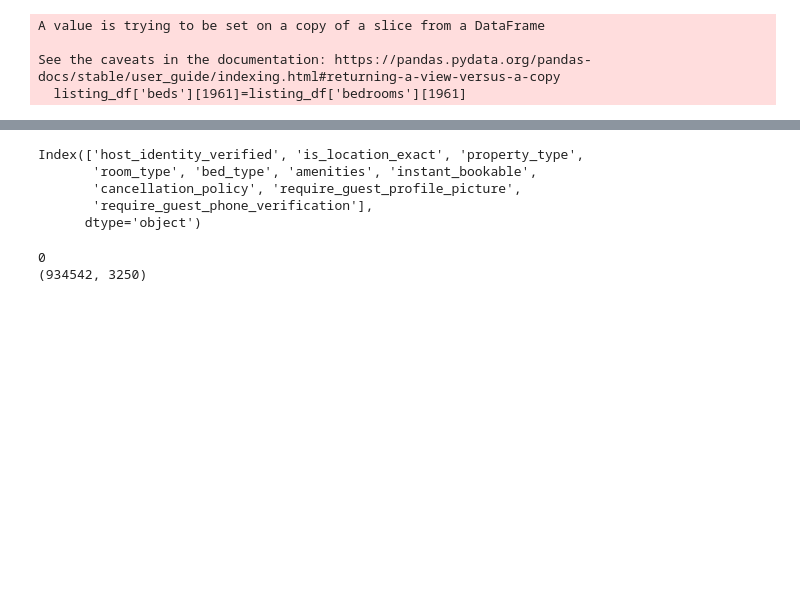
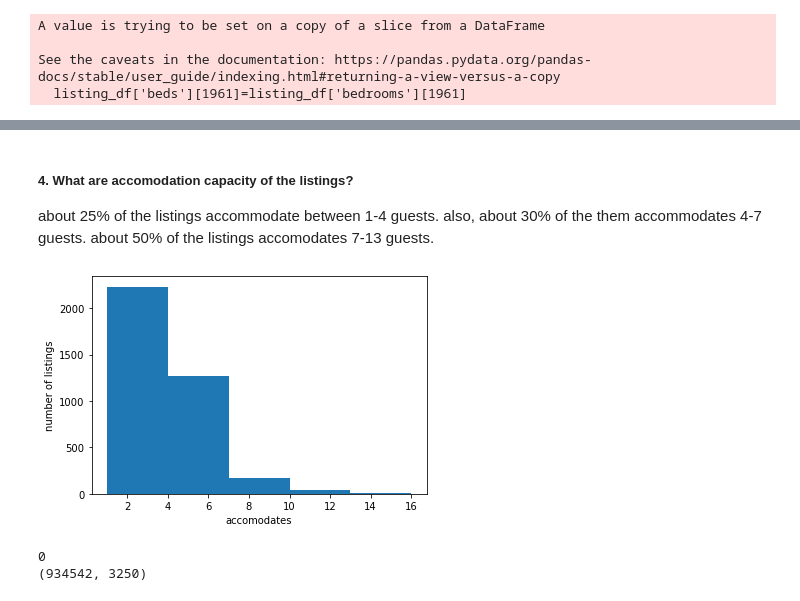
Before and after one commit to munnyraht/Data-Analysis-on-Seattle-Airbnb, a Jupyter notebook: Project-one/Untitled.ipynb, the cells around one changed output, grey strips where cells are left out. Saved outputs shown, nothing was run; the diff lists cells and outputs as text; code cells hidden in the pictures; blank space fills up the shorter version.

```diff
--- a/Project-one/Untitled.ipynb
+++ b/Project-one/Untitled.ipynb
@@ -228,3 +222,19 @@ plt.hist(mean_price_per_year, bins=20);
+# %% [markdown]
+##### 4. What are accomodation capacity of the listings?
+about 25% of the listings accommodate between 1-4 guests.
+also, about 30% of the them accommodates 4-7 guests.
+about 50% of the listings accomodates 7-13 guests.
+# %%
+# get the average number of reviews per year
+mean_accomodaton_lisitng = df.groupby('listing_id').mean()['accommodates']
+# setup the plot
+fig, ax = plt.subplots()
+ax.hist(mean_accomodaton_lisitng, bins=5);
+ax.set_xlabel('accomodates')
+ax.set_ylabel('number of listings')
+plt.show()
+# %% [output]
+[figure, added]
 # %%
 def create_dummy_df(df, cat_cols, dummy_na):
     '''
@@ -254,14 +264,6 @@ def create_dummy_df(df, cat_cols, dummy_na):
 cat_df = df.select_dtypes(include=['object'])
 cat_cols = cat_df.columns
 new_df = create_dummy_df(df, cat_cols, False)
-# %%
-df.select_dtypes(include=['object']).columns
-# %% [output]
-Index(['host_identity_verified', 'is_location_exact', 'property_type',
-       'room_type', 'bed_type', 'amenities', 'instant_bookable',
-       'cancellation_policy', 'require_guest_profile_picture',
-       'require_guest_phone_verification'],
-      dtype='object')
 # %%
 #check if there are no missing values in the new_df
 print(new_df.isnull().sum().sum())
```
Also changed, not shown: parts of 17 cells of this notebook, 1 other file.
